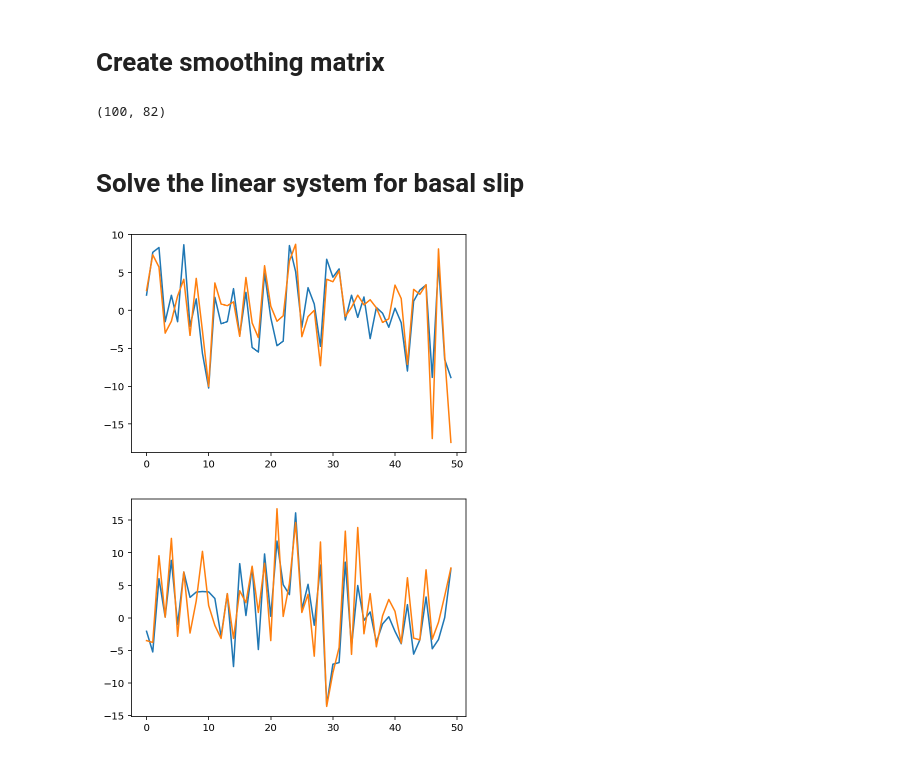
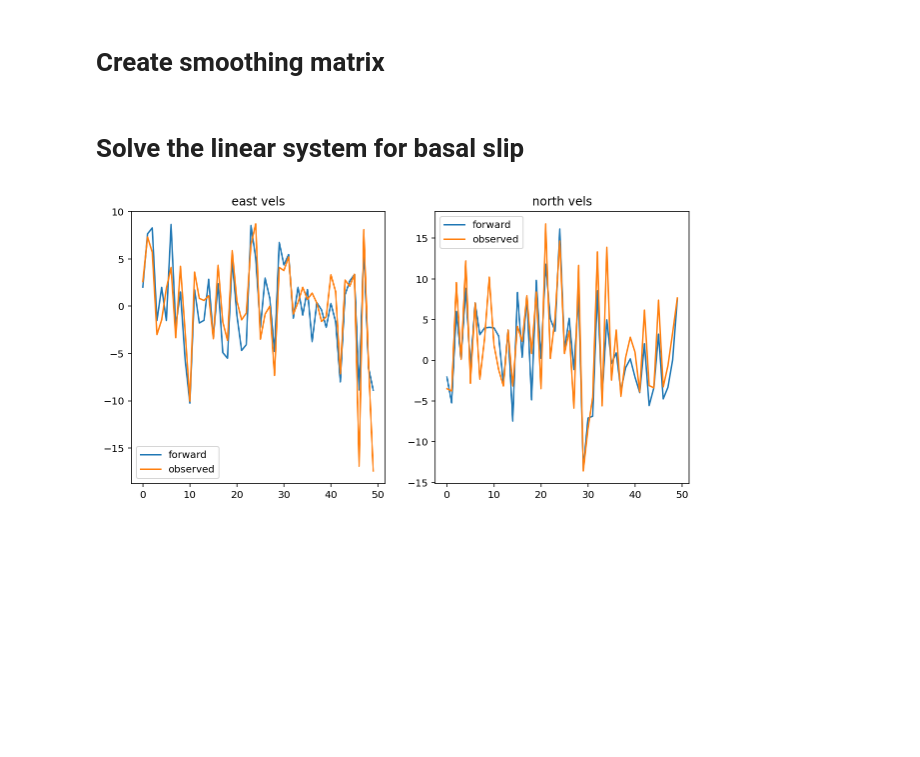
Before and after one commit to jploveless/relax_disloc, a Jupyter notebook: hector_mine.ipynb, the cells around one changed output. Cells and saved outputs as stored; diff of their text form; code cells hidden in the pictures; blank space fills up the shorter version.

Commit message:
Quick plotting of velocties

```diff
--- a/hector_mine.ipynb
+++ b/hector_mine.ipynb
@@ -309,33 +316,31 @@ tde_matrix = np.delete(tde_matrix, np.arange(2, tde_matrix.shape[0], 3), axis=0)
 tde_matrix = np.delete(tde_matrix, np.arange(2, tde_matrix.shape[1], 3), axis=1)
 # %% [markdown]
 # Create smoothing matrix
-# %%
-tde_matrix.shape
-# %% [output]
-(100, 82)
 # %% [markdown]
 # Solve the linear system for basal slip
 # %%
 data_vector = np.zeros(2 * len(df_gps))
 data_vector[0::2] = df_gps.east.to_numpy()
 data_vector[1::2] = df_gps.north.to_numpy()
 state_vector = np.linalg.inv(tde_matrix.T @ tde_matrix) @ tde_matrix.T @ data_vector
 # state_vector = tde_matrix.T @ np.linalg.inv(tde_matrix @ tde_matrix.T) @ data_vector
-
-
 predicted_data_vector = tde_matrix @ state_vector
 predicted_east = predicted_data_vector[0::2]
 predicted_north = predicted_data_vector[1::2]
 
-plt.figure()
-plt.plot(predicted_east)
-plt.plot(df_gps.east)
+plt.figure(figsize=(10, 5))
+plt.subplot(1, 2, 1)
+plt.plot(predicted_east, label="forward")
+plt.plot(df_gps.east, label="observed")
+plt.title("east vels")
+plt.legend()
+
+plt.subplot(1, 2, 2)
+plt.plot(predicted_north, label="forward")
+plt.plot(df_gps.north, label="observed")
+plt.title("north vels")
+plt.legend()
+
 plt.show()
-
-plt.figure()
-plt.plot(predicted_north)
-plt.plot(df_gps.north)
-plt.show()
 # %% [output]
-[figure, old version]
+[figure, new version]
-[figure, removed]
```
Also changed, not shown: parts of 3 cells of this notebook.
